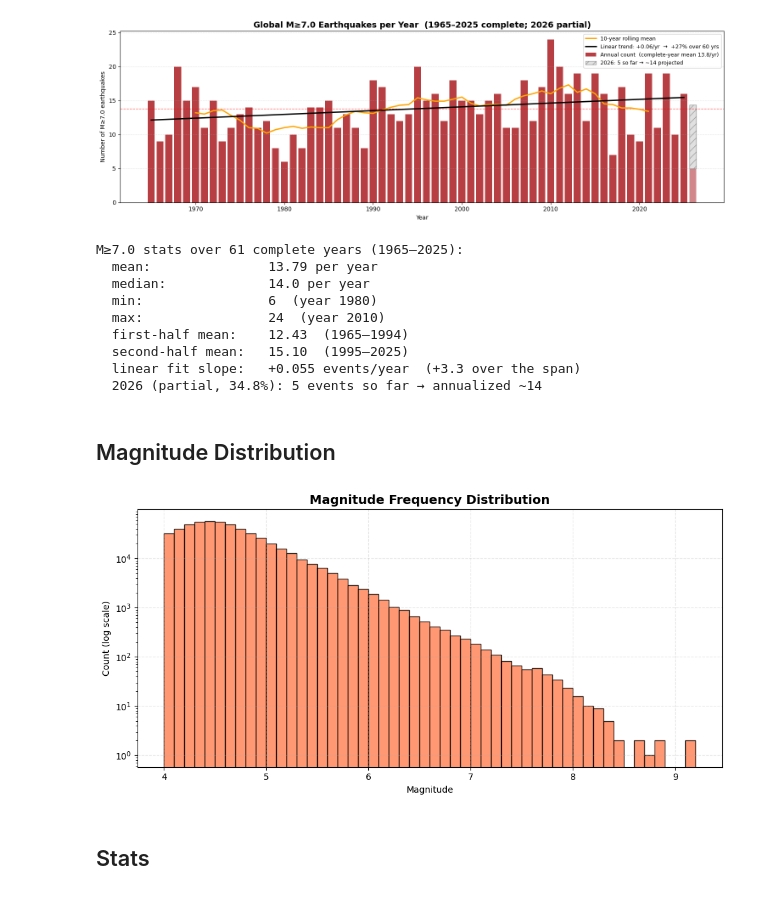
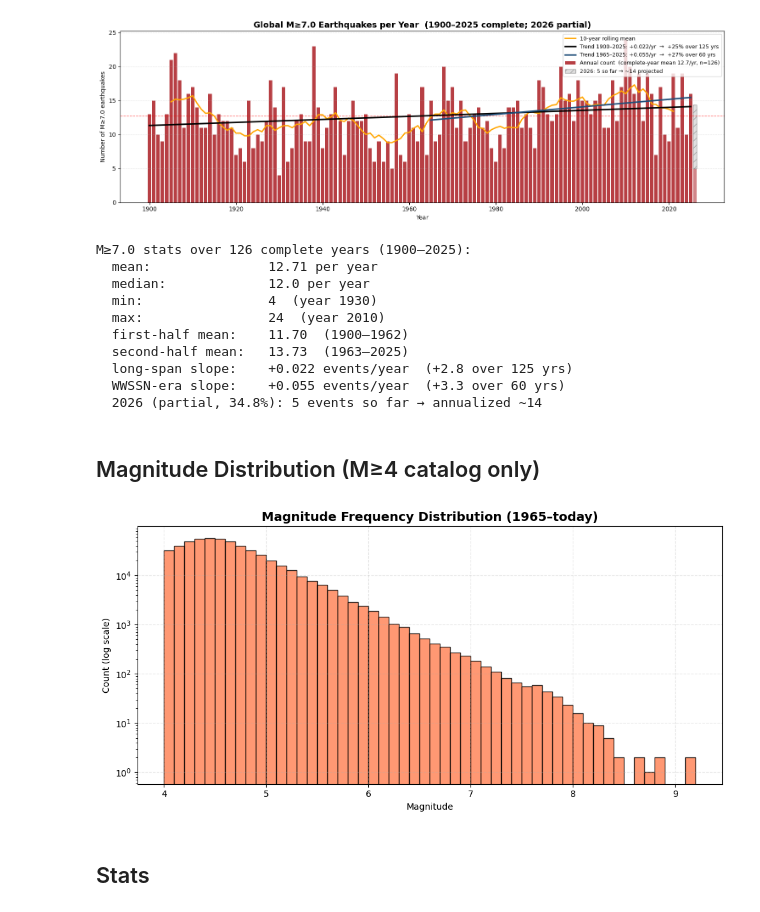
Before and after one commit to Biblejustin/earthquakes, a Jupyter notebook: earthquakes.ipynb, the cells around one changed output. Saved outputs shown, nothing was run; the diff lists cells and outputs as text; code cells hidden in the pictures.

```diff
--- a/earthquakes.ipynb
+++ b/earthquakes.ipynb
@@ -18,7 +20,10 @@ import pandas as pd
 DB = Path('quakes.sqlite')
 FIG_DIR = Path('figures')
 FIG_DIR.mkdir(exist_ok=True)
+
+M4_COMPLETE_FROM = 1965  # WWSSN deployment — M4 catalog roughly comparable from here
 NETWORK_UPGRADE_YEAR = 2000  # Modern digital regional networks fully online; M4 detection stabilizes
+M7_COMPLETE_FROM = 1900  # Large quakes detected globally even by sparse early-1900s networks
 
 def save_fig(fig, name):
     fig.savefig(FIG_DIR / name, dpi=140, bbox_inches='tight', facecolor='white')
@@ -93,9 +99,10 @@ The current year shows actual partial counts plus an annualized projection (ligh
 bands = [(4, 5, 'M4'), (5, 6, 'M5'), (6, 7, 'M6'), (7, 8, 'M7'), (8, 11, 'M8+')]
 band_colors = ['#fee0d2', '#fcae91', '#fb6a4a', '#de2d26', '#a50f15']
 
-by_year = pd.DataFrame({'year': sorted(df['year'].unique())}).set_index('year')
+m4_era = df[df['year'] >= M4_COMPLETE_FROM]
+by_year = pd.DataFrame({'year': sorted(m4_era['year'].unique())}).set_index('year')
 for lo, hi, label in bands:
-    sel = df[(df['mag'] >= lo) & (df['mag'] < hi)]
+    sel = m4_era[(m4_era['mag'] >= lo) & (m4_era['mag'] < hi)]
     by_year[label] = sel.groupby('year').size()
 by_year = by_year.fillna(0).astype(int)
 
@@ -144,7 +151,7 @@ if NETWORK_UPGRADE_YEAR in year_to_x:
 
 ax.set_xlabel('Year')
 ax.set_ylabel('Number of earthquakes')
-ax.set_title('Yearly Earthquake Count by Magnitude Band',
+ax.set_title('Yearly Earthquake Count by Magnitude Band (M≥4, 1965–today)',
              fontsize=14, fontweight='bold')
 ax.legend(title='Magnitude', loc='upper left', ncol=2, fontsize=9)
 ax.grid(True, axis='y', alpha=0.3, linestyle='--')
@@ -168,11 +179,11 @@ yearly_all = big.groupby('year').size()
 yearly_all = yearly_all.reindex(
     range(yearly_all.index.min(), yearly_all.index.max() + 1), fill_value=0
 )
-yearly = yearly_all[yearly_all.index < current_year]
+yearly = yearly_all[yearly_all.index < current_year]  # complete years only
 
 fig, ax = plt.subplots(figsize=(15, 5))
 ax.bar(yearly.index, yearly.values, color='#a50f15', alpha=0.8,
-       label=f'Annual count  (complete-year mean {yearly.mean():.1f}/yr)')
+       label=f'Annual count  (complete-year mean {yearly.mean():.1f}/yr, n={len(yearly)})')
 
 if current_year in yearly_all.index and year_fraction > 0:
     actual7 = int(yearly_all.loc[current_year])
@@ -185,69 +196,86 @@ if current_year in yearly_all.index and year_fraction > 0:
 ax.axhline(yearly.mean(), color='red', linestyle='--', linewidth=1, alpha=0.6)
 ax.plot(yearly.index, yearly.rolling(10, center=True).mean(),
         color='orange', linewidth=2.2, label='10-year rolling mean')
 
-yi = yearly.index.to_numpy()
-yv = yearly.values
-slope7, intercept7 = np.polyfit(yi, yv, 1)
-trend7 = slope7 * yi + intercept7
-n_yrs = yi[-1] - yi[0]
-pct7 = (trend7[-1] - trend7[0]) / trend7[0] * 100
-ax.plot(yi, trend7, color='black', linewidth=2.2,
-        label=f'Linear trend: +{slope7:.2f}/yr  →  +{pct7:.0f}% over {n_yrs} yrs')
+# Long-span trend (1900 → today)
+yi_long = yearly.index.to_numpy()
+yv_long = yearly.values
+slope_long, intercept_long = np.polyfit(yi_long, yv_long, 1)
+trend_long = slope_long * yi_long + intercept_long
+n_long = yi_long[-1] - yi_long[0]
+pct_long = (trend_long[-1] - trend_long[0]) / trend_long[0] * 100
+ax.plot(yi_long, trend_long, color='black', linewidth=2.5,
+        label=f'Trend {yi_long[0]}–{yi_long[-1]}: {slope_long:+.3f}/yr  →  {pct_long:+.0f}% over {n_long} yrs')
+
+# WWSSN-era trend (1965 → today), matching the M4 plot's window
+yearly_modern = yearly[yearly.index >= M4_COMPLETE_FROM]
+if len(yearly_modern) >= 5:
+    yi_m = yearly_modern.index.to_numpy()
+    yv_m = yearly_modern.values
+    slope_m, intercept_m = np.polyfit(yi_m, yv_m, 1)
+    trend_m = slope_m * yi_m + intercept_m
+    n_m = yi_m[-1] - yi_m[0]
+    pct_m = (trend_m[-1] - trend_m[0]) / trend_m[0] * 100
+    ax.plot(yi_m, trend_m, color='#1f4e79', linewidth=2.5,
+            label=f'Trend {yi_m[0]}–{yi_m[-1]}: {slope_m:+.3f}/yr  →  {pct_m:+.0f}% over {n_m} yrs')
 
 ax.set_xlabel('Year')
 ax.set_ylabel('Number of M≥7.0 earthquakes')
-ax.set_title(f'Global M≥7.0 Earthquakes per Year  ({yi[0]}–{yi[-1]} complete; {current_year} partial)',
+ax.set_title(f'Global M≥7.0 Earthquakes per Year  ({yi_long[0]}–{yi_long[-1]} complete; {current_year} partial)',
              fontsize=14, fontweight='bold')
 ax.grid(True, axis='y', alpha=0.3, linestyle='--')
 ax.legend(loc='upper right', fontsize=9)
 plt.tight_layout()
 save_fig(fig, '03_m7_yearly.png')
 plt.show()
 
 n_years = len(yearly)
 split = yearly.index.min() + n_years // 2
 first_half = yearly[yearly.index < split].mean()
 second_half = yearly[yearly.index >= split].mean()
 print(f'M≥7.0 stats over {n_years} complete years ({yearly.index.min()}–{yearly.index.max()}):')
 print(f'  mean:               {yearly.mean():.2f} per year')
 print(f'  median:             {yearly.median():.1f} per year')
 print(f'  min:                {yearly.min()}  (year {yearly.idxmin()})')
 print(f'  max:                {yearly.max()}  (year {yearly.idxmax()})')
 print(f'  first-half mean:    {first_half:.2f}  ({yearly.index.min()}–{split - 1})')
 print(f'  second-half mean:   {second_half:.2f}  ({split}–{yearly.index.max()})')
-print(f'  linear fit slope:   {slope7:+.3f} events/year  ({slope7 * n_yrs:+.1f} over the span)')
+print(f'  long-span slope:    {slope_long:+.3f} events/year  ({slope_long * n_long:+.1f} over {n_long} yrs)')
+if len(yearly_modern) >= 5:
+    print(f'  WWSSN-era slope:    {slope_m:+.3f} events/year  ({slope_m * n_m:+.1f} over {n_m} yrs)')
 if current_year in yearly_all.index:
     actual7 = int(yearly_all.loc[current_year])
     print(f'  {current_year} (partial, {year_fraction:.1%}): {actual7} events so far '
           f'→ annualized ~{actual7 / year_fraction:.0f}')
 # %% [output]
-[figure, old version]
+[figure, new version]
-M≥7.0 stats over 61 complete years (1965–2025):
-  mean:               13.79 per year
-  median:             14.0 per year
-  min:                6  (year 1980)
+M≥7.0 stats over 126 complete years (1900–2025):
+  mean:               12.71 per year
+  median:             12.0 per year
+  min:                4  (year 1930)
   max:                24  (year 2010)
-  first-half mean:    12.43  (1965–1994)
-  second-half mean:   15.10  (1995–2025)
-  linear fit slope:   +0.055 events/year  (+3.3 over the span)
+  first-half mean:    11.70  (1900–1962)
+  second-half mean:   13.73  (1963–2025)
+  long-span slope:    +0.022 events/year  (+2.8 over 125 yrs)
+  WWSSN-era slope:    +0.055 events/year  (+3.3 over 60 yrs)
   2026 (partial, 34.8%): 5 events so far → annualized ~14
 # %% [markdown]
-## Magnitude Distribution
+## Magnitude Distribution (M≥4 catalog only)
 # %%
 fig, ax = plt.subplots(figsize=(10, 5))
-ax.hist(df['mag'], bins=np.arange(4.0, df['mag'].max() + 0.2, 0.1),
+ax.hist(m4_era['mag'], bins=np.arange(4.0, m4_era['mag'].max() + 0.2, 0.1),
         color='coral', edgecolor='black', alpha=0.8)
 ax.set_yscale('log')
 ax.set_xlabel('Magnitude')
 ax.set_ylabel('Count (log scale)')
-ax.set_title('Magnitude Frequency Distribution', fontsize=14, fontweight='bold')
+ax.set_title(f'Magnitude Frequency Distribution ({M4_COMPLETE_FROM}–today)',
+             fontsize=14, fontweight='bold')
 ax.grid(True, alpha=0.3, linestyle='--')
 plt.tight_layout()
 save_fig(fig, '04_magnitude_distribution.png')
 plt.show()
 # %% [output]
-[figure, old version]
+[figure, new version]
 # %% [markdown]
 ## Stats
 # %%
```
Also changed, not shown: parts of 8 cells of this notebook, 4 other files.
